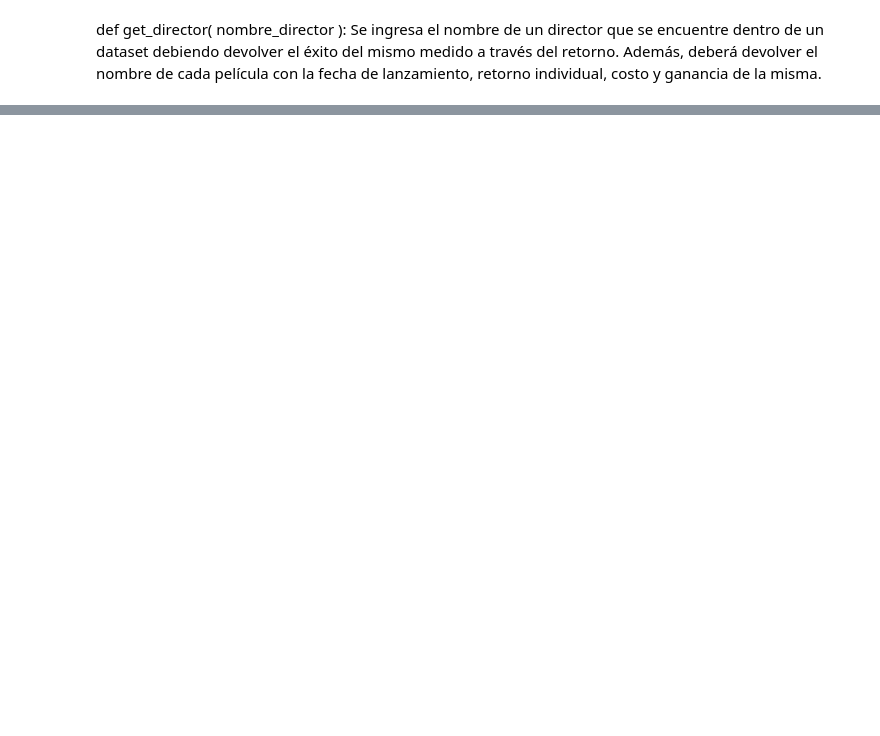
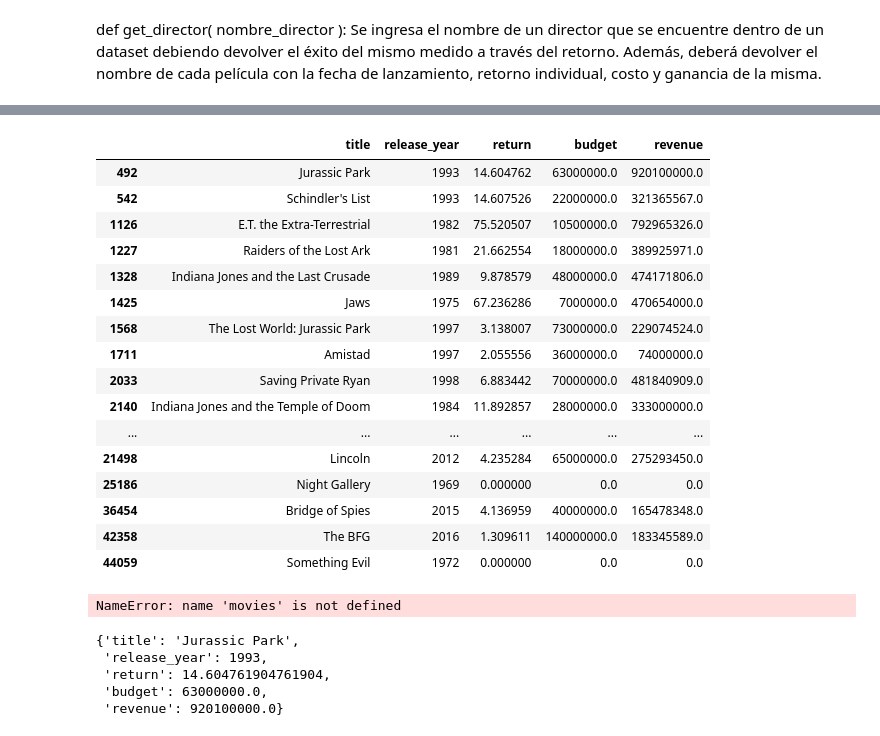
Before and after one commit to cristhianc001/Movie-Recommendation-System, a Jupyter notebook: notebooks/2. API functions.ipynb, the cells around one changed output, grey strips where cells are left out. Saved outputs shown, nothing was run; the diff lists cells and outputs as text; code cells hidden in the pictures; blank space fills up the shorter version.

```diff
--- a/notebooks/2. API functions.ipynb
+++ b/notebooks/2. API functions.ipynb
@@ -182,3 +253,10 @@ def get_actor( nombre_actor ): Se ingresa el nombre de un actor que se encuentre
 # %% [markdown]
 
 def get_director( nombre_director ): Se ingresa el nombre de un director que se encuentre dentro de un dataset debiendo devolver el éxito del mismo medido a través del retorno. Además, deberá devolver el nombre de cada película con la fecha de lanzamiento, retorno individual, costo y ganancia de la misma.
+# %%
+director_df = df_crew[df_crew["job"] == "Director"]
+# %%
+join_director = df_movies.merge(director_df[["id", "name"]], how="left", on="id")
+budget_director = join_director.groupby("name")["budget"].sum().sort_values(ascending=False).reset_index()
+revenue_director = join_director.groupby("name")["revenue"].sum().sort_values(ascending=False).reset_index()
+final_join = budget_director.merge(revenue_director, how="left", on="name")
@@ -184,0 +280,4 @@ def get_director( nombre_director ): Se ingresa el nombre de un director que se
+# %%
+chosen_columms = ["title", "release_year", "return", "budget", "revenue", "name"]
+output_df = join_director[chosen_columms]
+output_df
@@ -184,0 +298,39 @@ def get_director( nombre_director ): Se ingresa el nombre de un director que se
+# %%
+output_df = output_df[output_df["name"] == "Steven Spielberg"].drop(columns="name")
+output_df
+# %% [output]
+|  | title | release_year | return | budget | revenue |
+| 492 | Jurassic Park | 1993 | 14.604762 | 63000000.0 | 920100000.0 |
+| 542 | Schindler's List | 1993 | 14.607526 | 22000000.0 | 321365567.0 |
+| 1126 | E.T. the Extra-Terrestrial | 1982 | 75.520507 | 10500000.0 | 792965326.0 |
+| 1227 | Raiders of the Lost Ark | 1981 | 21.662554 | 18000000.0 | 389925971.0 |
+| 1328 | Indiana Jones and the Last Crusade | 1989 | 9.878579 | 48000000.0 | 474171806.0 |
+| 1425 | Jaws | 1975 | 67.236286 | 7000000.0 | 470654000.0 |
+| 1568 | The Lost World: Jurassic Park | 1997 | 3.138007 | 73000000.0 | 229074524.0 |
+| 1711 | Amistad | 1997 | 2.055556 | 36000000.0 | 74000000.0 |
+| 2033 | Saving Private Ryan | 1998 | 6.883442 | 70000000.0 | 481840909.0 |
+| 2140 | Indiana Jones and the Temple of Doom | 1984 | 11.892857 | 28000000.0 | 333000000.0 |
+| ... | ... | ... | ... | ... | ... |
+| 21498 | Lincoln | 2012 | 4.235284 | 65000000.0 | 275293450.0 |
+| 25186 | Night Gallery | 1969 | 0.000000 | 0.0 | 0.0 |
+| 36454 | Bridge of Spies | 2015 | 4.136959 | 40000000.0 | 165478348.0 |
+| 42358 | The BFG | 2016 | 1.309611 | 140000000.0 | 183345589.0 |
+| 44059 | Something Evil | 1972 | 0.000000 | 0.0 | 0.0 |
+# %%
+{
+
+    movies: {
+        Datos de pelicula 1
+    }
+
+}
+# %% [output]
+NameError: name 'movies' is not defined
+# %%
+dict(output_df.iloc[0,:])
+# %% [output]
+{'title': 'Jurassic Park',
+ 'release_year': 1993,
+ 'return': 14.604761904761904,
+ 'budget': 63000000.0,
+ 'revenue': 920100000.0}
```
Also changed, not shown: parts of 39 cells of this notebook, 2 other files.
